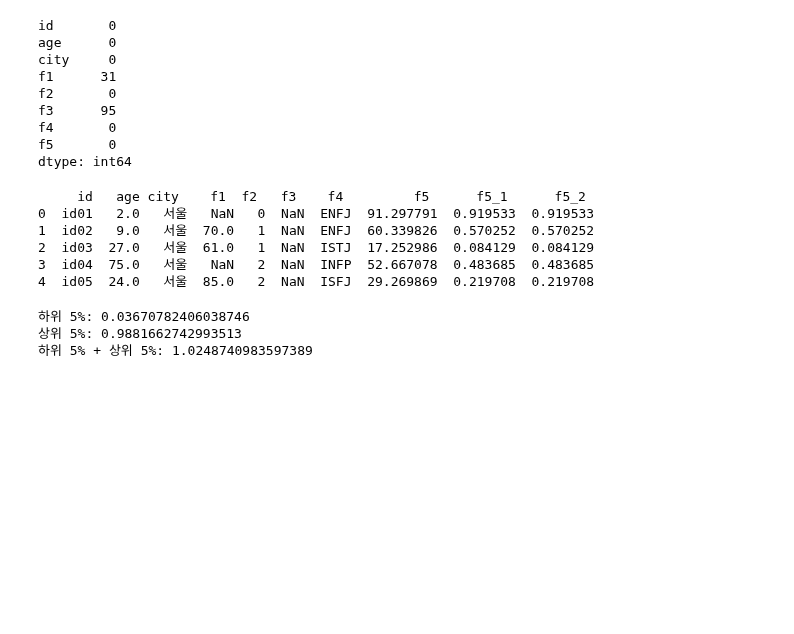
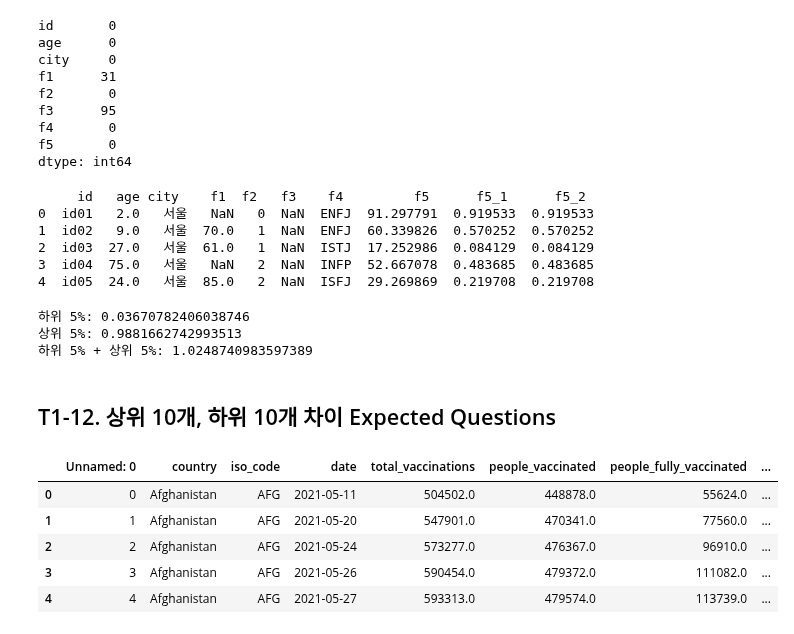
Before and after one commit to zudata/BEAKJOON, a Jupyter notebook: study/Big Data Certification study.ipynb, the cells around one changed output. Drawn from its saved outputs; the diff is of its cells as text; code cells hidden in the pictures; blank space fills up the shorter version.

```diff
--- a/study/Big Data Certification study.ipynb
+++ b/study/Big Data Certification study.ipynb
@@ -685,3 +685,18 @@ print('하위 5% + 상위 5%:', lower + upper)
 하위 5%: 0.03670782406038746
 상위 5%: 0.9881662742993513
 하위 5% + 상위 5%: 1.0248740983597389
+# %% [markdown]
+## T1-12. 상위 10개, 하위 10개 차이 Expected Questions
+# %%
+# 라이브러리 및 데이터 불러오기
+import pandas as pd
+
+df = pd.read_csv('data/BDC/covid-vaccination-vs-death/covid-vaccination-vs-death_ratio.csv')
+df.head()
+# %% [output]
+|  | Unnamed: 0 | country | iso_code | date | total_vaccinations | people_vaccinated | people_fully_vaccinated | ... |
+| 0 | 0 | Afghanistan | AFG | 2021-05-11 | 504502.0 | 448878.0 | 55624.0 | ... |
+| 1 | 1 | Afghanistan | AFG | 2021-05-20 | 547901.0 | 470341.0 | 77560.0 | ... |
+| 2 | 2 | Afghanistan | AFG | 2021-05-24 | 573277.0 | 476367.0 | 96910.0 | ... |
+| 3 | 3 | Afghanistan | AFG | 2021-05-26 | 590454.0 | 479372.0 | 111082.0 | ... |
+| 4 | 4 | Afghanistan | AFG | 2021-05-27 | 593313.0 | 479574.0 | 113739.0 | ... |
```
Also changed, not shown: parts of 4 cells of this notebook.
